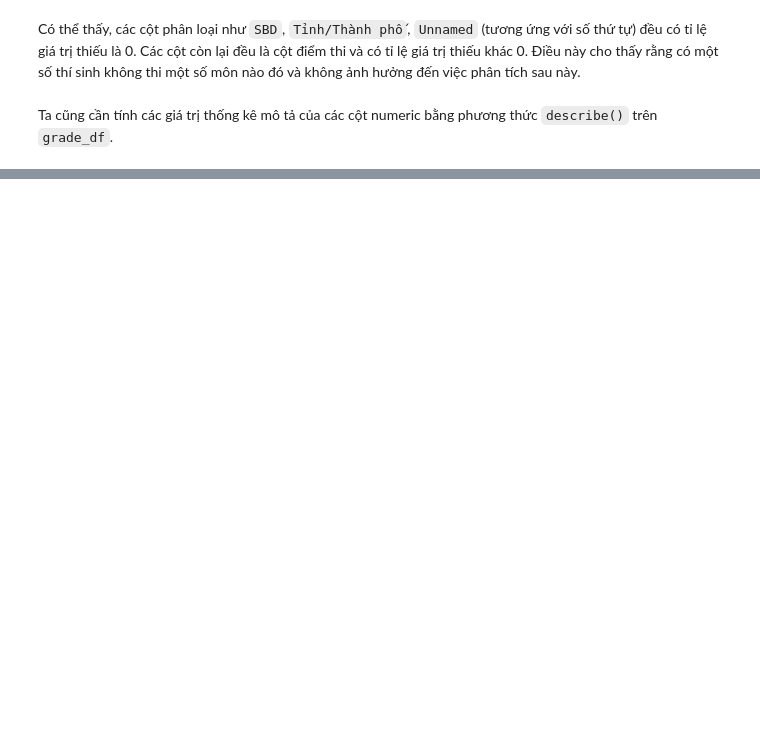
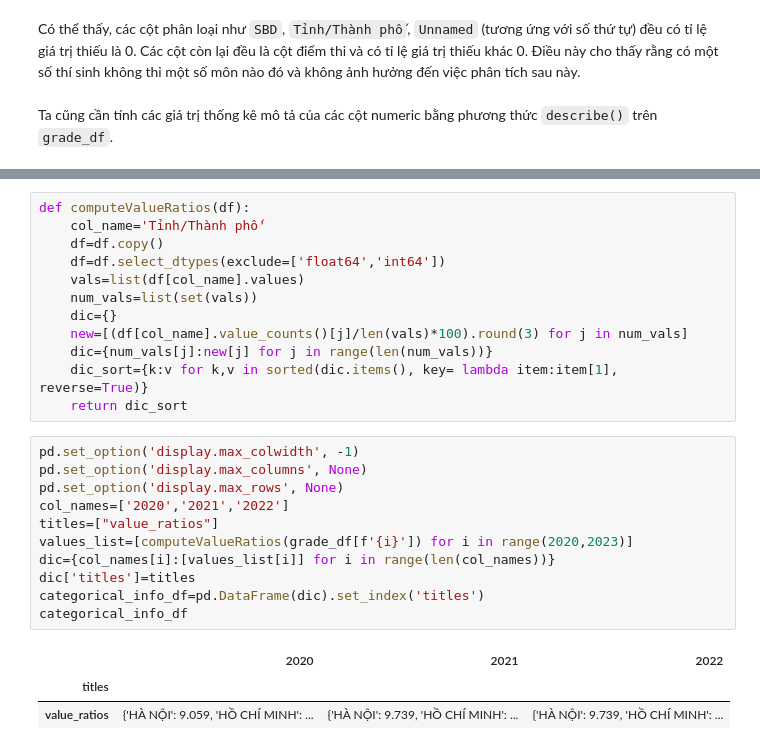
Before and after one commit to VTaPo/Project_LT_LTKHDL, a Jupyter notebook: DataExploring.ipynb, the cells around one changed output, grey strips where cells are left out. Saved outputs shown, nothing was run; the diff lists cells and outputs as text; blank space fills up the shorter version.

```diff
--- a/DataExploring.ipynb
+++ b/DataExploring.ipynb
@@ -160,0 +175,27 @@ Có thể thấy, kiểu dữ liệu các cột ở ba năm đều giống nhau.
+# %%
+def computeValueRatios(df):
+    col_name='Tỉnh/Thành phố'
+    df=df.copy()
+    df=df.select_dtypes(exclude=['float64','int64'])
+    vals=list(df[col_name].values)
+    num_vals=list(set(vals))
+    dic={}
+    new=[(df[col_name].value_counts()[j]/len(vals)*100).round(3) for j in num_vals]
+    dic={num_vals[j]:new[j] for j in range(len(num_vals))}
+    dic_sort={k:v for k,v in sorted(dic.items(), key= lambda item:item[1], reverse=True)}
+    return dic_sort
+# %%
+pd.set_option('display.max_colwidth', -1)
+pd.set_option('display.max_columns', None)
+pd.set_option('display.max_rows', None)
+col_names=['2020','2021','2022']
+titles=["value_ratios"]
+values_list=[computeValueRatios(grade_df[f'{i}']) for i in range(2020,2023)]
+dic={col_names[i]:[values_list[i]] for i in range(len(col_names))}
+dic['titles']=titles
+categorical_info_df=pd.DataFrame(dic).set_index('titles')
+categorical_info_df
+# %% [output]
+|  | 2020 | 2021 | 2022 |
+| titles |  |  |  |
+| value_ratios | {'HÀ NỘI': 9.059, 'HỒ CHÍ MINH': ... | {'HÀ NỘI': 9.739, 'HỒ CHÍ MINH': ... | {'HÀ NỘI': 9.739, 'HỒ CHÍ MINH': ... |
```
Also changed, not shown: parts of 17 cells of this notebook.
